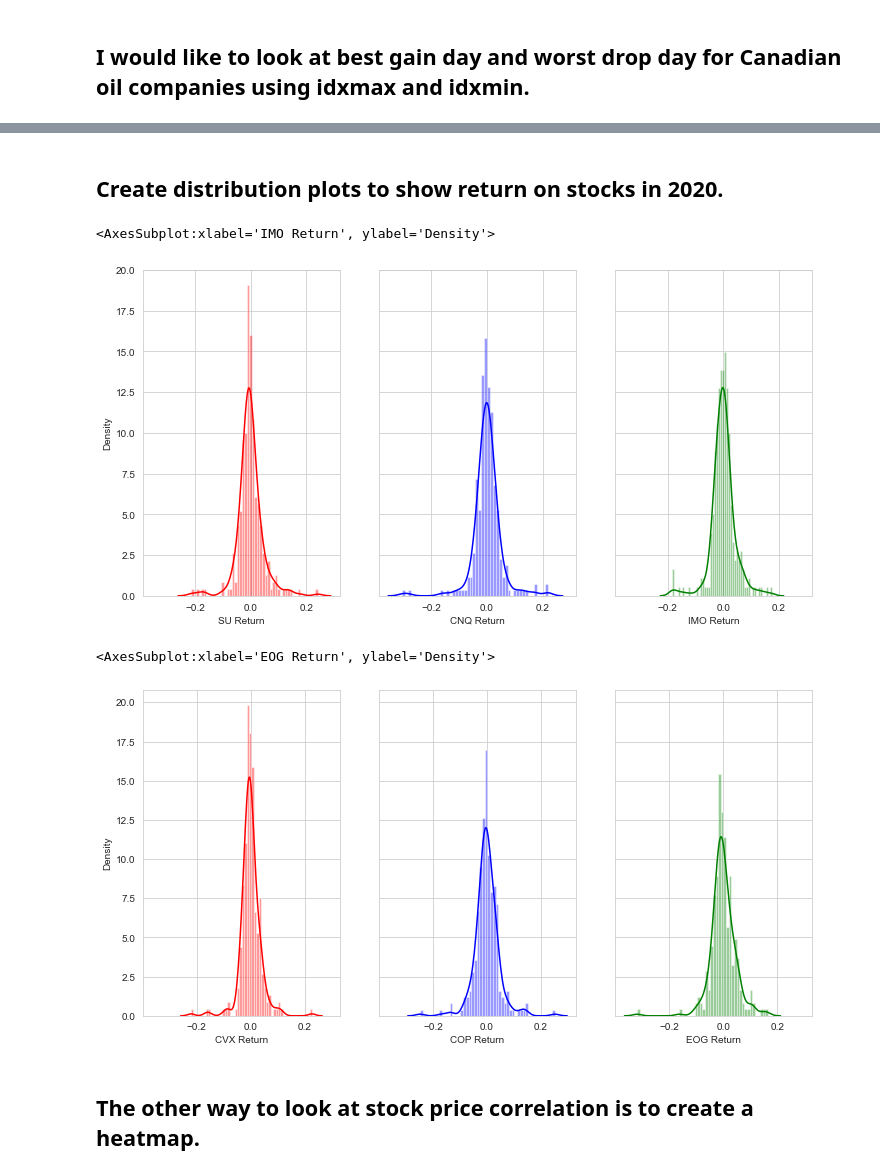
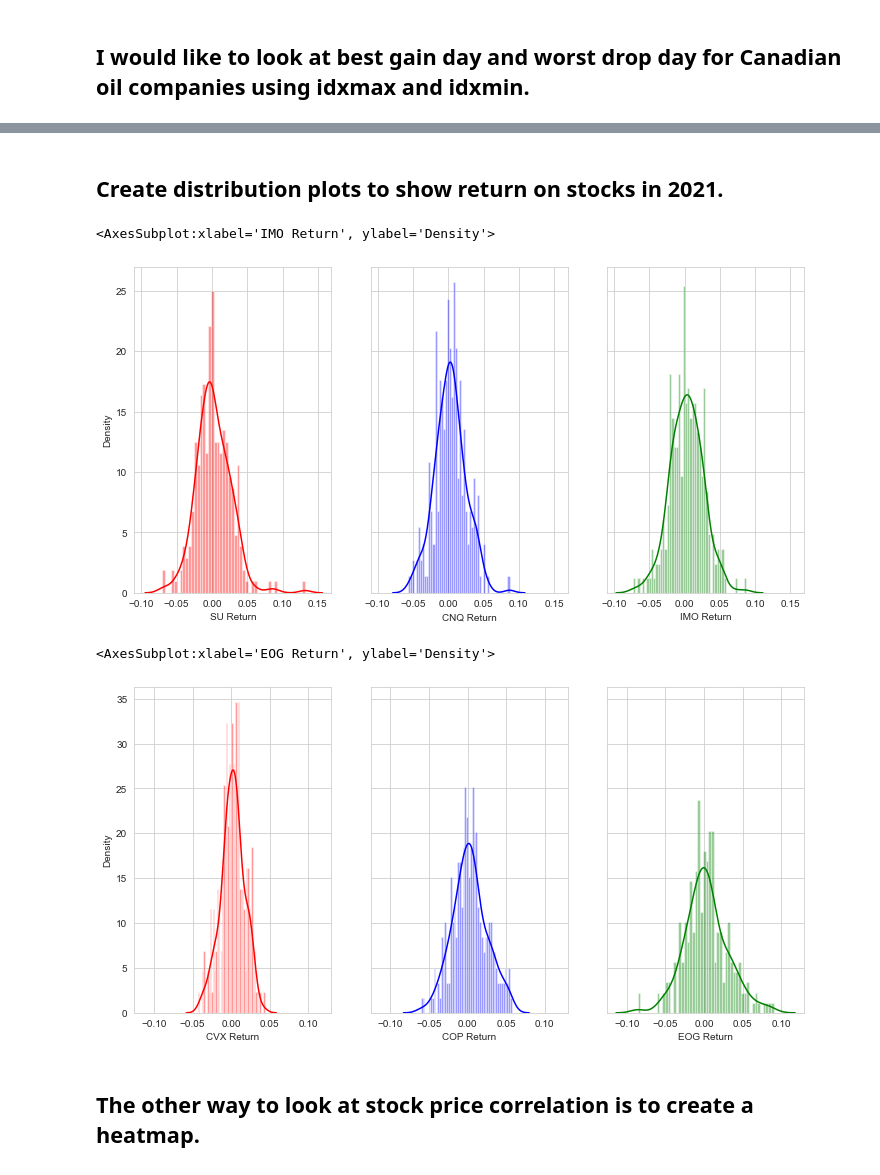
Before and after one commit to vadimsavenkov/Stock-Price-Analysis, a Jupyter notebook: Stock_Analysis.ipynb, the cells around one changed output, grey strips where cells are left out. Saved outputs shown, nothing was run; the diff lists cells and outputs as text; code cells hidden in the pictures.

```diff
--- a/Stock_Analysis.ipynb
+++ b/Stock_Analysis.ipynb
@@ -92,9 +78,9 @@ EOGResources.tail()
 # Concatinate all datasets into a single dataset 'cop' for canadian oil producers and check the head of the dataset
 # %%
 #stocks list for combined dataset
-CAD_stocks = ["SU", "CNQ", "CVE", "IMO"]
+CAD_stocks = ["SU", "CNQ", "CVE", "IMO", "CPG.TO", "OVV"]
 #concatinating data into Canadian Oil Producers
-cop = pd.concat([Suncor, CNRL, Cenovus, Imperial], axis=1, keys=CAD_stocks)
+cop = pd.concat([Suncor, CNRL, Cenovus, Imperial, CrescentPoint, Ovintiv], axis=1, keys=CAD_stocks)
 cop.head()
 # %% [output]
 |  | SU |  |  |  |  |  | CNQ |  |  |  | ... | ... |
@@ -109,8 +95,8 @@ cop.head()
 # %%
 #stocks list for combined dataset
-USA_stocks = ["XOM", "CVX", "COP", "EOG"]
+USA_stocks = ["XOM", "CVX", "COP", "EOG", "OXY"]
 #concatinating data into US Oil Producers
-usop = pd.concat([ExxonMobil, Chevron, ConocoPhillips, EOGResources], axis=1, keys=USA_stocks)
+usop = pd.concat([ExxonMobil, Chevron, ConocoPhillips, EOGResources, OccidentalPetroleum], axis=1, keys=USA_stocks)
 usop.head()
 # %% [output]
 |  | XOM |  |  |  |  |  | CVX |  |  |  | ... | ... |
@@ -253,6 +243,6 @@ plt.legend()
 # %%
 for stock in CAD_stocks:
-    cop[stock]['Adj Close'].loc['2020-01-01':'2021-03-01'].plot(figsize=(16,10),label=stock)
+    cop[stock]['Adj Close'].loc['2020-01-01':'2022-01-01'].plot(figsize=(16,10),label=stock)
 plt.legend()
 # %% [output]
 <matplotlib.legend.Legend at 0x...>
@@ -260,6 +250,6 @@ plt.legend()
 # %%
 for stock in USA_stocks:
-    usop[stock]['Adj Close'].loc['2020-01-01':'2021-03-01'].plot(figsize=(16,10),label=stock)
+    usop[stock]['Adj Close'].loc['2020-01-01':'2022-01-01'].plot(figsize=(16,10),label=stock)
 plt.legend()
 # %% [output]
 <matplotlib.legend.Legend at 0x...>
@@ -344,30 +340,30 @@ IMO Return    0.044142
 dtype: float64
 # %% [markdown]
-## Create distribution plots to show return on stocks in 2020.
+## Create distribution plots to show return on stocks in 2021.
 # %%
 fig, axes = plt.subplots(ncols=3, figsize=(12, 6), sharex=True, sharey=True)
 
-sns.distplot(CAD_returns.loc['2020-01-01':'2020-12-31']['SU Return'],
+sns.distplot(CAD_returns.loc['2021-01-01':'2021-12-31']['SU Return'],
              color='red', bins=50, ax=axes[0])
-sns.distplot(CAD_returns.loc['2020-01-01':'2020-12-31']['CNQ Return'],
+sns.distplot(CAD_returns.loc['2021-01-01':'2021-12-31']['CNQ Return'],
              color='blue', bins=50, ax=axes[1])
-sns.distplot(CAD_returns.loc['2020-01-01':'2020-12-31']['IMO Return'],
+sns.distplot(CAD_returns.loc['2021-01-01':'2021-12-31']['IMO Return'],
              color='green', bins=50, ax=axes[2])
 # %% [output]
 <AxesSubplot:xlabel='IMO Return', ylabel='Density'>
-[figure, old version]
+[figure, new version]
 # %%
 fig, axes = plt.subplots(ncols=3, figsize=(12, 6), sharex=True, sharey=True)
 
-sns.distplot(US_returns.loc['2020-01-01':'2020-12-31']['CVX Return'],
+sns.distplot(US_returns.loc['2021-01-01':'2021-12-31']['CVX Return'],
              color='red', bins=50, ax=axes[0])
-sns.distplot(US_returns.loc['2020-01-01':'2020-12-31']['COP Return'],
+sns.distplot(US_returns.loc['2021-01-01':'2021-12-31']['COP Return'],
              color='blue', bins=50, ax=axes[1])
-sns.distplot(US_returns.loc['2020-01-01':'2020-12-31']['EOG Return'],
+sns.distplot(US_returns.loc['2021-01-01':'2021-12-31']['EOG Return'],
              color='green', bins=50, ax=axes[2])
 # %% [output]
 <AxesSubplot:xlabel='EOG Return', ylabel='Density'>
-[figure, old version]
+[figure, new version]
 # %% [markdown]
 ## The other way to look at stock price correlation is to create a heatmap.
 # %%
```
Also changed, not shown: parts of 57 cells of this notebook.
